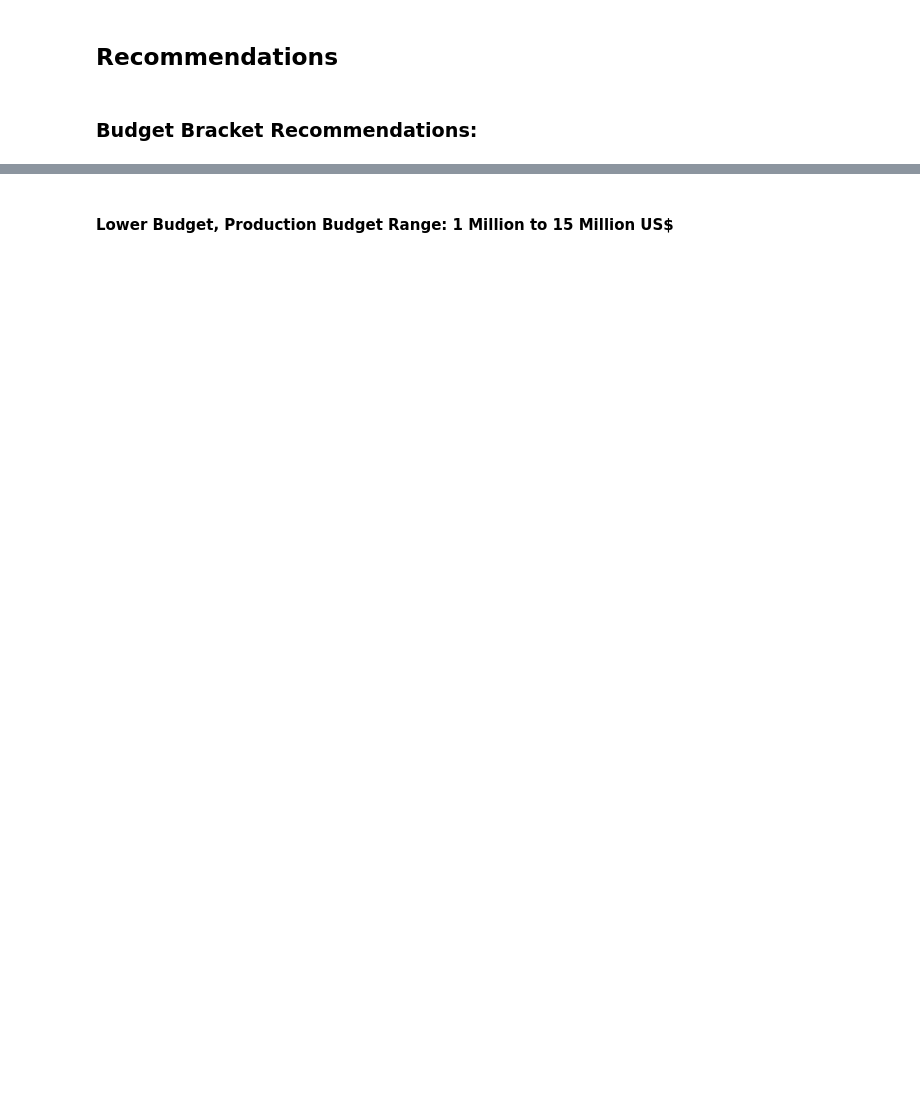
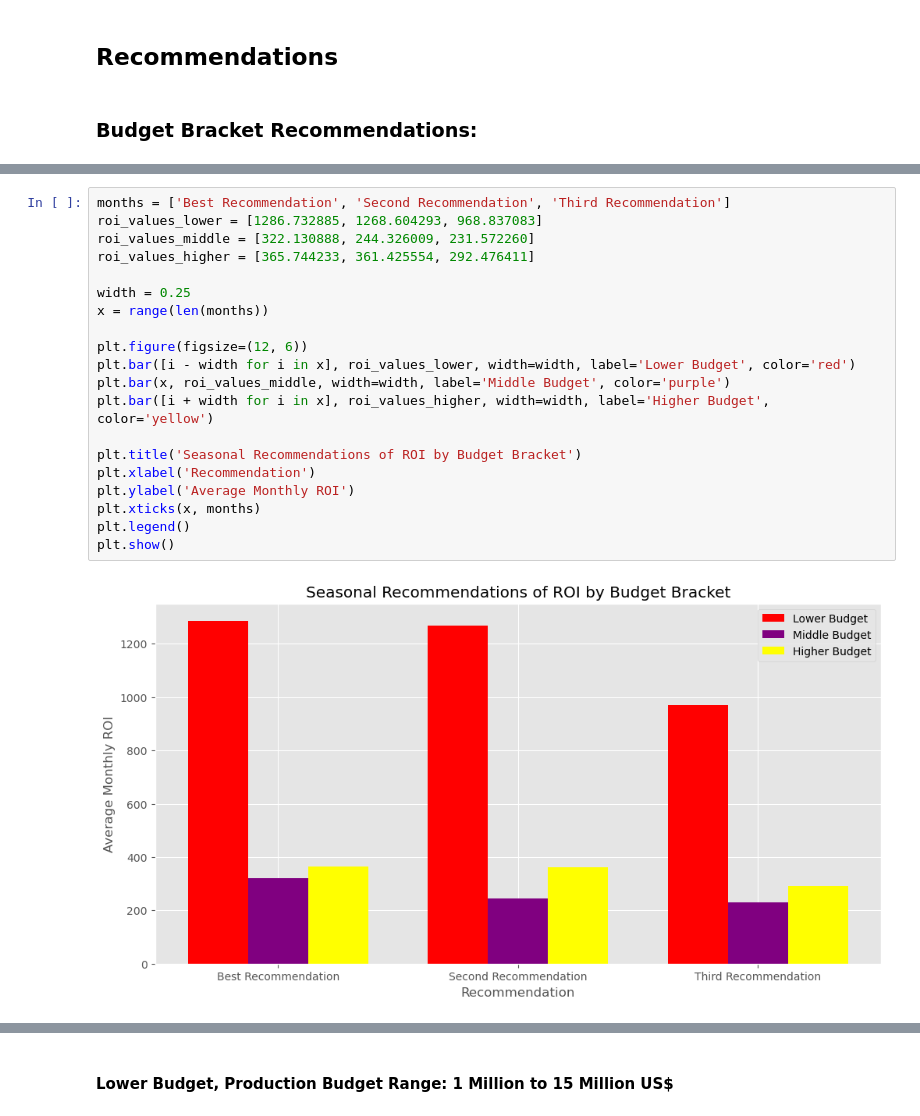
Before and after one commit to rafvrab/MovieAnalysis, a Jupyter notebook: analysis.ipynb, the cells around one changed output, grey strips where cells are left out. Drawn from its saved outputs; the diff is of its cells as text; blank space fills up the shorter version.

```diff
--- a/analysis.ipynb
+++ b/analysis.ipynb
@@ -1407,0 +1408,22 @@ Name: Jared Bush, ROI: 579.6197440000001
+# %%
+months = ['Best Recommendation', 'Second Recommendation', 'Third Recommendation']
+roi_values_lower = [1286.732885, 1268.604293, 968.837083]
+roi_values_middle = [322.130888, 244.326009, 231.572260]
+roi_values_higher = [365.744233, 361.425554, 292.476411]
+
+width = 0.25
+x = range(len(months))
+
+plt.figure(figsize=(12, 6))
+plt.bar([i - width for i in x], roi_values_lower, width=width, label='Lower Budget', color='red')
+plt.bar(x, roi_values_middle, width=width, label='Middle Budget', color='purple')
+plt.bar([i + width for i in x], roi_values_higher, width=width, label='Higher Budget', color='yellow')
+
+plt.title('Seasonal Recommendations of ROI by Budget Bracket')
+plt.xlabel('Recommendation')
+plt.ylabel('Average Monthly ROI')
+plt.xticks(x, months)
+plt.legend()
+plt.show()
+# %% [output]
+[figure, added]
```
Also changed, not shown: parts of 16 cells of this notebook, 1 other file.
